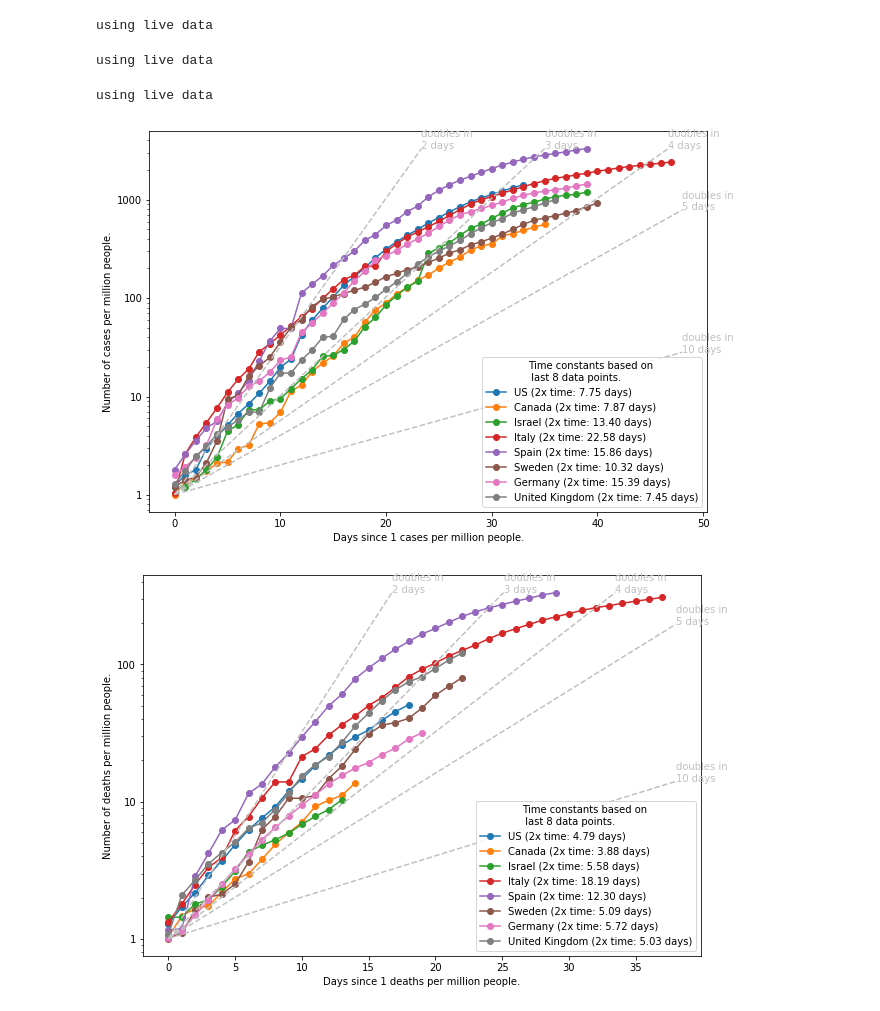
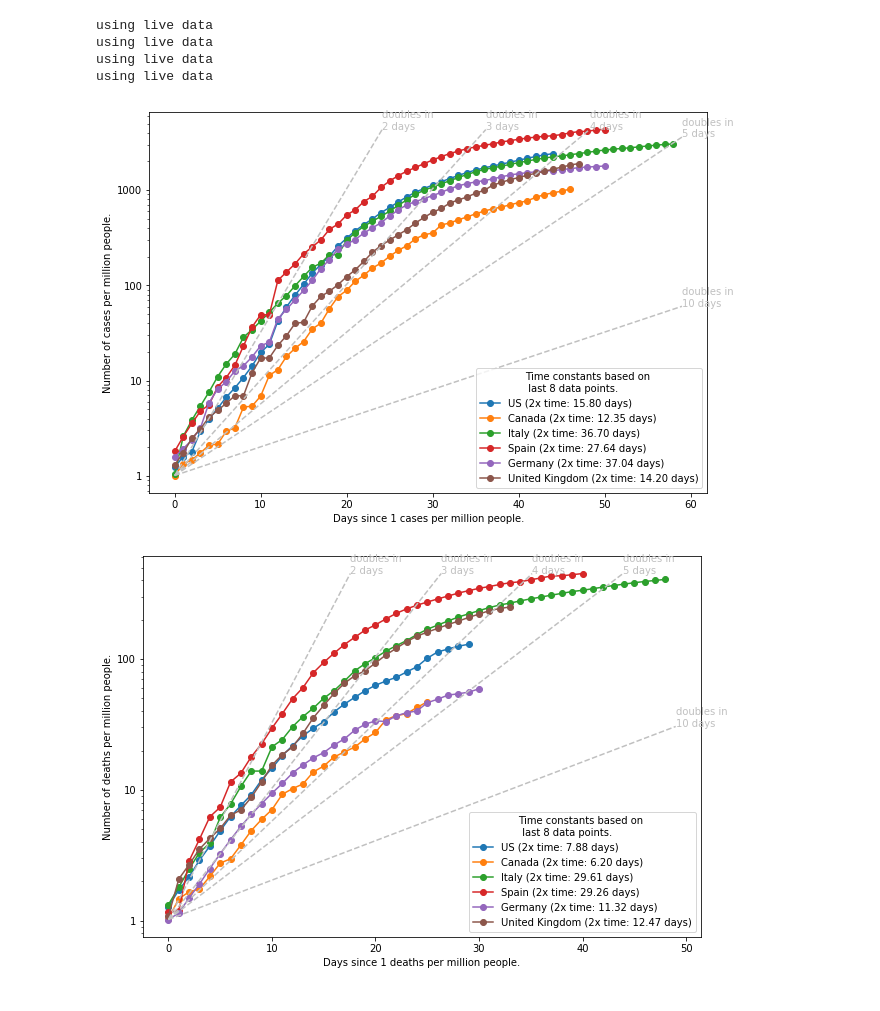
Before and after one commit to zonradkuse/covid-data-processing, a Jupyter notebook: non-interactive-plots.ipynb, the cells around one changed output. Drawn from its saved outputs; the diff is of its cells as text; code cells hidden in the pictures.

```diff
--- a/non-interactive-plots.ipynb
+++ b/non-interactive-plots.ipynb
@@ -6,26 +7,27 @@ plots.use_JHU_github_live_data()
-# %%
-cases, deaths, recovered = plots.parse_country_data()
-# %% [output]
-using live data
-# %%
-us_cases, us_deaths, us_testing = plots.parse_us_state_data()
-# %% [output]
-using live data
-# %%
-wi_cases, wi_deaths, wi_testing = plots.parse_us_county_data("Wisconsin")
-# %% [output]
-using live data
+# %%
+cases, deaths, recovered = plots.parse_country_data()
+us_cases, us_deaths, us_testing = plots.parse_us_state_data()
+wi_cases, wi_deaths, wi_testing = plots.parse_us_county_data("Wisconsin")
+cda_cases, cda_deaths, cda_testing = plots.parse_province_data("Canada")
+# %% [output]
+using live data
+using live data
+using live data
+using live data
 # %%
-country_list = ["US","Canada","Israel","Italy","Spain","Sweden","Germany","United Kingdom"]
-#country_list = ["US"]
-fit_info = {'constant':2, 'length':8, 'type':'last'}
+legend_fit_info = {'constant':2, 'length':8, 'type':'last'}
+sightline_fit_info = [legend_fit_info, {'constant':2, 'length':8, 'type':'2weeksago'}, {'constant':2, 'length':8, 'type':'first'}]
 per_capita_layout =  zip([cases,deaths],["cases","deaths"],[1,1])
 raw_layout = zip([cases,deaths],["cases","deaths"],[100,5])
 # %%
+country_list = ["US","Canada","Italy","Spain","Germany","United Kingdom"]
+country_sightline_list = []
 for data_set, data_type, threshold in per_capita_layout:
-    plots.semilog_per_capita_since(((data_set, country_list,plots.pop_data),), data_type=data_type,
-                                threshold=threshold,
-                                fit_info = fit_info)
+    plots.semilog_per_capita_since(((data_set, country_list,plots.pop_data, country_sightline_list),),
+                                    data_type=data_type,
+                                    threshold=threshold,
+                                    legend_fit_info = legend_fit_info,
+                                    sightline_fit_info = sightline_fit_info)
 # %% [output]
-[figure, old version]
+[figure, new version]
-[figure, old version]
+[figure, new version]
```
Also changed, not shown: parts of 13 cells of this notebook.
